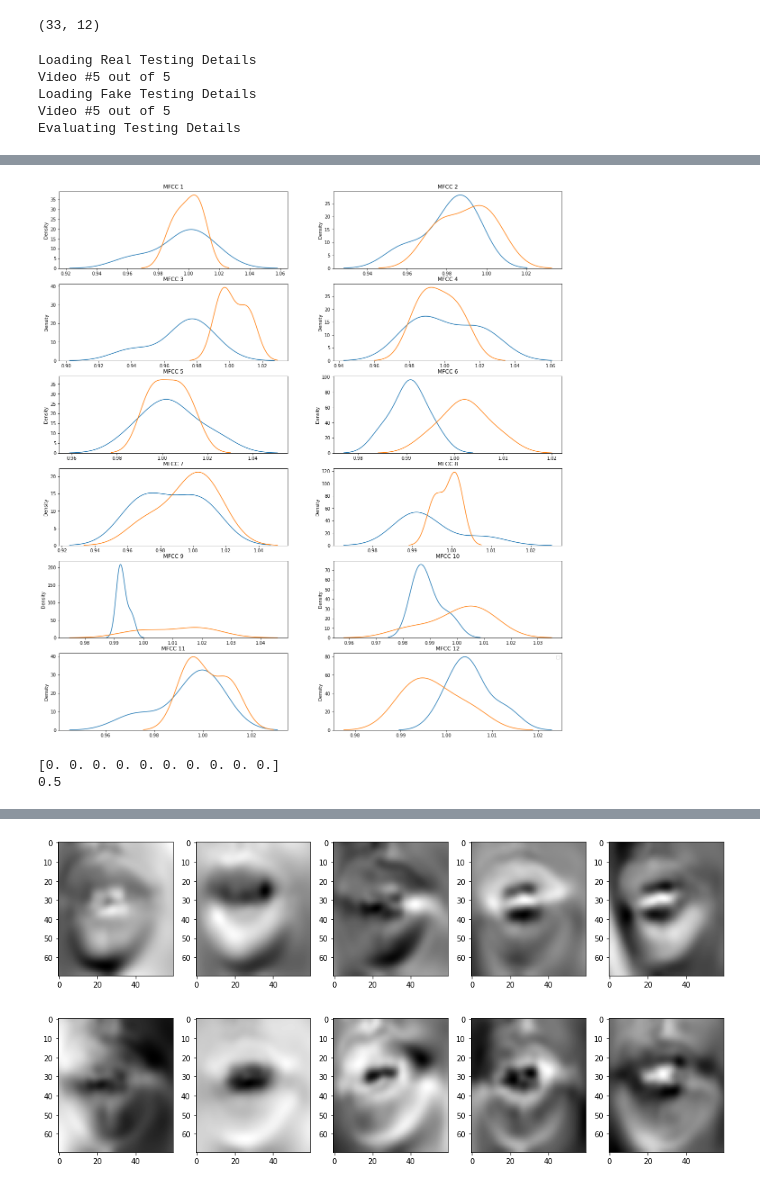
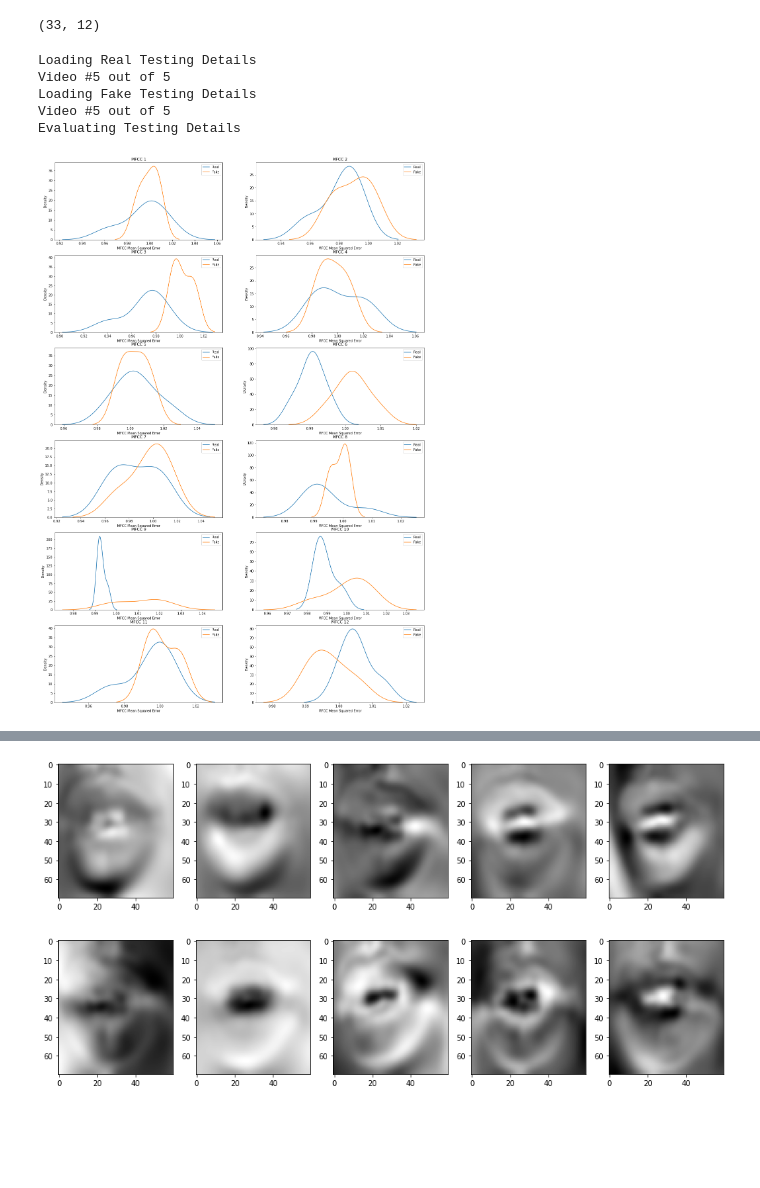
Before and after one commit to romitbarua/MultiModalDeepFake, a Jupyter notebook: TestingNotebooks/PCAvsMFCC.ipynb, the cells around one changed output, grey strips where cells are left out. Saved outputs shown, nothing was run; the diff lists cells and outputs as text; code cells hidden in the pictures; blank space fills up the shorter version.

```diff
--- a/TestingNotebooks/PCAvsMFCC.ipynb
+++ b/TestingNotebooks/PCAvsMFCC.ipynb
@@ -422,14 +422,16 @@ def plot_mfcc_error_dist(real_video_error, fake_video_error):
   real_video_error = np.array(real_video_error)
   fake_video_error = np.array(fake_video_error)
 
-  fig, axes = plt.subplots(6,2,figsize=(20,22))
+  fig, axes = plt.subplots(6,2,figsize=(20,32))
   idx = 0
 
   for i in range(6):
     for j in range(2):
-      sns.kdeplot(real_video_error[:, idx], ax=axes[i, j])
-      sns.kdeplot(fake_video_error[:, idx], ax=axes[i,j])
+      sns.kdeplot(real_video_error[:, idx], ax=axes[i, j], label='Real')
+      sns.kdeplot(fake_video_error[:, idx], ax=axes[i,j], label='Fake')
       axes[i, j].set_title(f'MFCC {idx+1}')
+      axes[i, j].legend()
+      axes[i, j].set_xlabel('MFCC Mean Squared Error')
       idx += 1
 
   plt.legend()
@@ -746,7 +748,7 @@ np.array(real_video_error).shape
 # %% [output]
 (33, 12)
 # %%
-real_video_error = np.array(real_video_error)
+"""real_video_error = np.array(real_video_error)
 fake_video_error = np.array(real_video_error)
 
 deepfake_train_X = np.vstack((real_video_error, fake_video_error))
@@ -756,31 +758,32 @@ deepfake_model = LogisticRegression().fit(deepfake_train_X, deepfake_train_y)
 
 #get testing details (1 real video, 1 fake video)
 print('\nLoading Real Testing Details')
 real_validation_details = load_mfcc_lip_data(validation_real, delta_order=mfcc_delta_order, debug_mode=False)
 print('\nLoading Fake Testing Details')
 fake_validation_details = load_mfcc_lip_data(validation_fake, delta_order=mfcc_delta_order, debug_mode=False)
 
 # evaluate testing
 print('\nEvaluating Testing Details')
 real_video_error_validation = eval_test_data(test_video_details=real_validation_details, models=models, data_mean=lips_data_mean, pca=pca, num_components=num_pca_components, debug_mode=False)
 fake_video_error_validation = eval_test_data(test_video_details=fake_validation_details, models=models, data_mean=lips_data_mean, pca=pca, num_components=num_pca_components, debug_mode=False)
 
 real_video_error_validation = np.array(real_video_error_validation)
 fake_video_error_validation = np.array(fake_video_error_validation)
 
 deepfake_valid_X = np.vstack((real_video_error_validation, fake_video_error_validation))
 deepfake_valid_y = np.hstack((np.zeros(real_video_error_validation.shape[0]), np.ones(fake_video_error_validation.shape[0])))
 
 deepfake_valid_pred = deepfake_model.predict(deepfake_valid_X)
 acc = accuracy_score(y_true=deepfake_valid_y, y_pred=deepfake_valid_pred)
 
 plot_mfcc_error_dist(real_video_error_validation, fake_video_error_validation)
 
 print(deepfake_valid_pred)
-print(acc)
+print(acc)"""
 # %% [output]
 Loading Real Testing Details
 Video #5 out of 5
 Loading Fake Testing Details
 Video #5 out of 5
 Evaluating Testing Details
+[figure, new version]
@@ -788,3 +791,0 @@ WARNING:matplotlib.legend:No handles with labels found to put in legend.
-[figure, old version]
-[0. 0. 0. 0. 0. 0. 0. 0. 0. 0.]
-0.5
```
Also changed, not shown: parts of 6 cells of this notebook.
